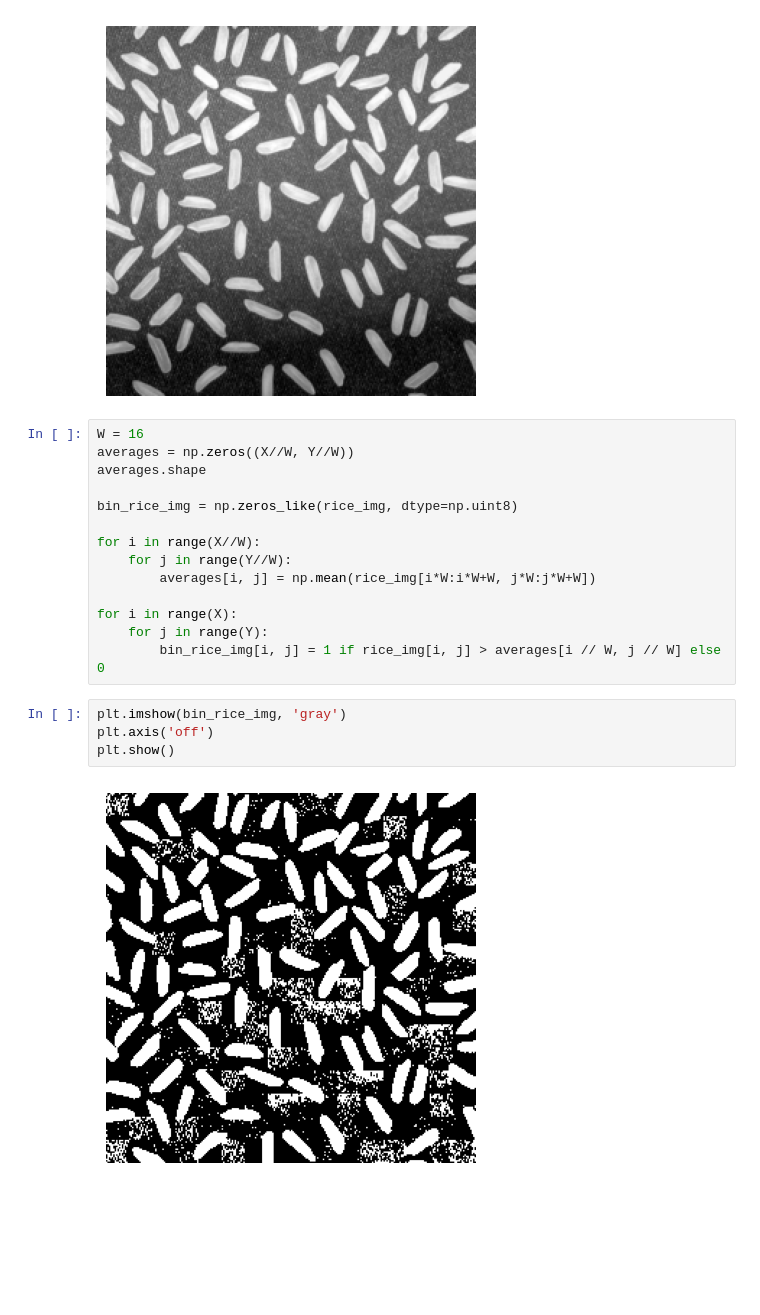
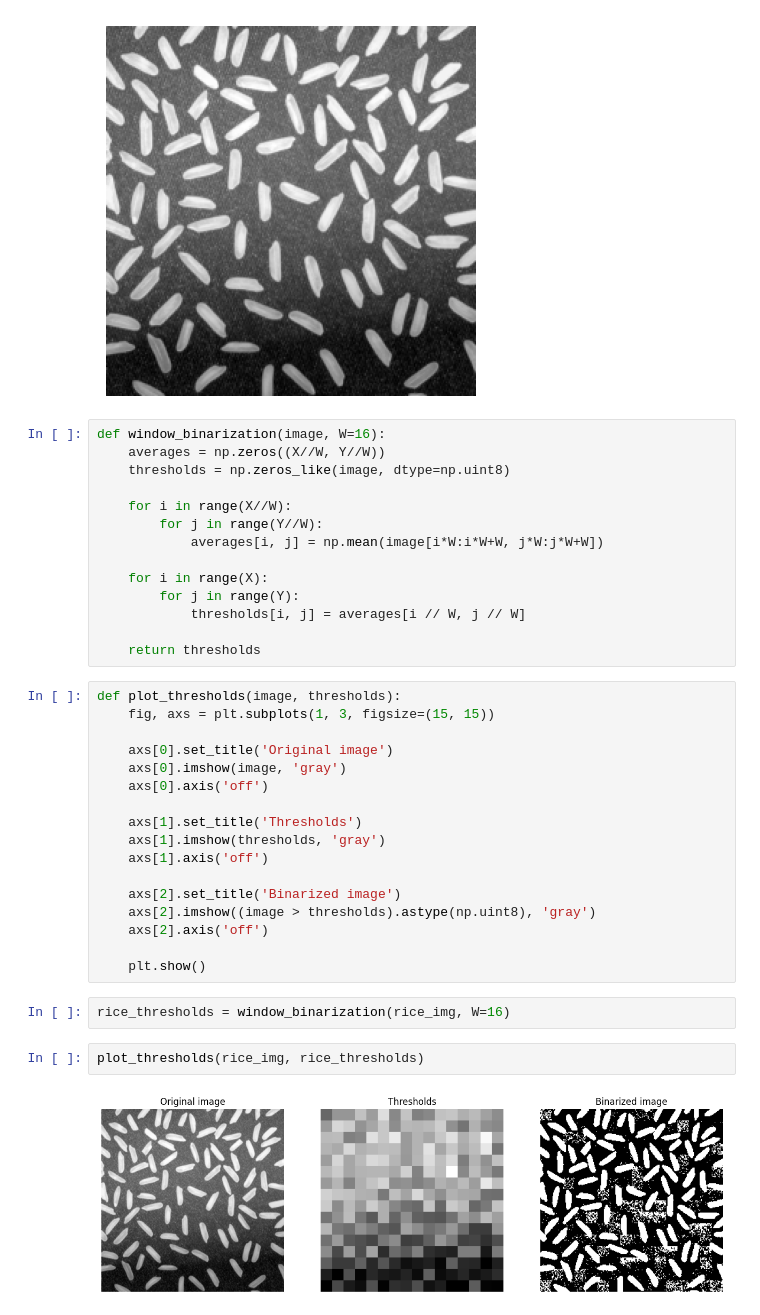
Before and after one commit to lkwinta/Digital-Image-Processing, a Jupyter notebook: lab04/04_thresholding_hw.ipynb, the cells around one changed output. Cells and saved outputs as stored; diff of their text form; blank space fills up the shorter version.

```diff
--- a/lab04/04_thresholding_hw.ipynb
+++ b/lab04/04_thresholding_hw.ipynb
@@ -100,23 +100,40 @@ plt.show()
 # %% [output]
 [figure]
 # %%
-W = 16
-averages = np.zeros((X//W, Y//W))
-averages.shape
+def window_binarization(image, W=16):
+    averages = np.zeros((X//W, Y//W))
+    thresholds = np.zeros_like(image, dtype=np.uint8)
 
-bin_rice_img = np.zeros_like(rice_img, dtype=np.uint8)
+    for i in range(X//W):
+        for j in range(Y//W):
+            averages[i, j] = np.mean(image[i*W:i*W+W, j*W:j*W+W])
 
-for i in range(X//W):
-    for j in range(Y//W):
-        averages[i, j] = np.mean(rice_img[i*W:i*W+W, j*W:j*W+W])
+    for i in range(X):
+        for j in range(Y):
+            thresholds[i, j] = averages[i // W, j // W]
 
-for i in range(X):
-    for j in range(Y):
-        bin_rice_img[i, j] = 1 if rice_img[i, j] > averages[i // W, j // W] else 0
+    return thresholds
-# %%
-plt.imshow(bin_rice_img, 'gray')
-plt.axis('off')
-plt.show()
-# %% [output]
-[figure, removed]
+# %%
+def plot_thresholds(image, thresholds):
+    fig, axs = plt.subplots(1, 3, figsize=(15, 15))
+
+    axs[0].set_title('Original image')
+    axs[0].imshow(image, 'gray')
+    axs[0].axis('off')
+
+    axs[1].set_title('Thresholds')
+    axs[1].imshow(thresholds, 'gray')
+    axs[1].axis('off')
+
+    axs[2].set_title('Binarized image')
+    axs[2].imshow((image > thresholds).astype(np.uint8), 'gray')
+    axs[2].axis('off')
+
+    plt.show()
+# %%
+rice_thresholds = window_binarization(rice_img, W=16)
+# %%
+plot_thresholds(rice_img, rice_thresholds)
+# %% [output]
+[figure, added]
 # %%
```
Also changed, not shown: parts of 12 cells of this notebook.
